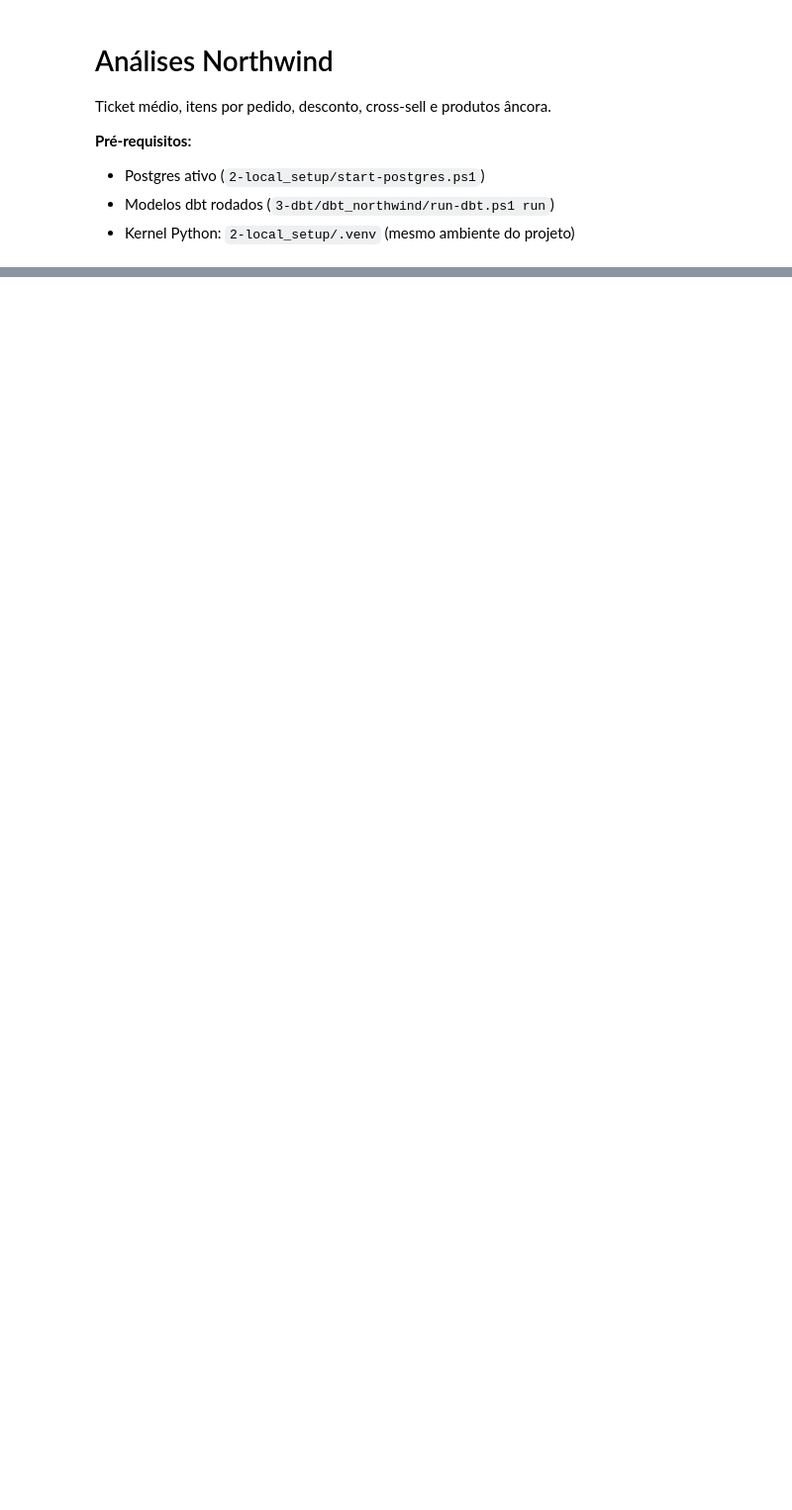
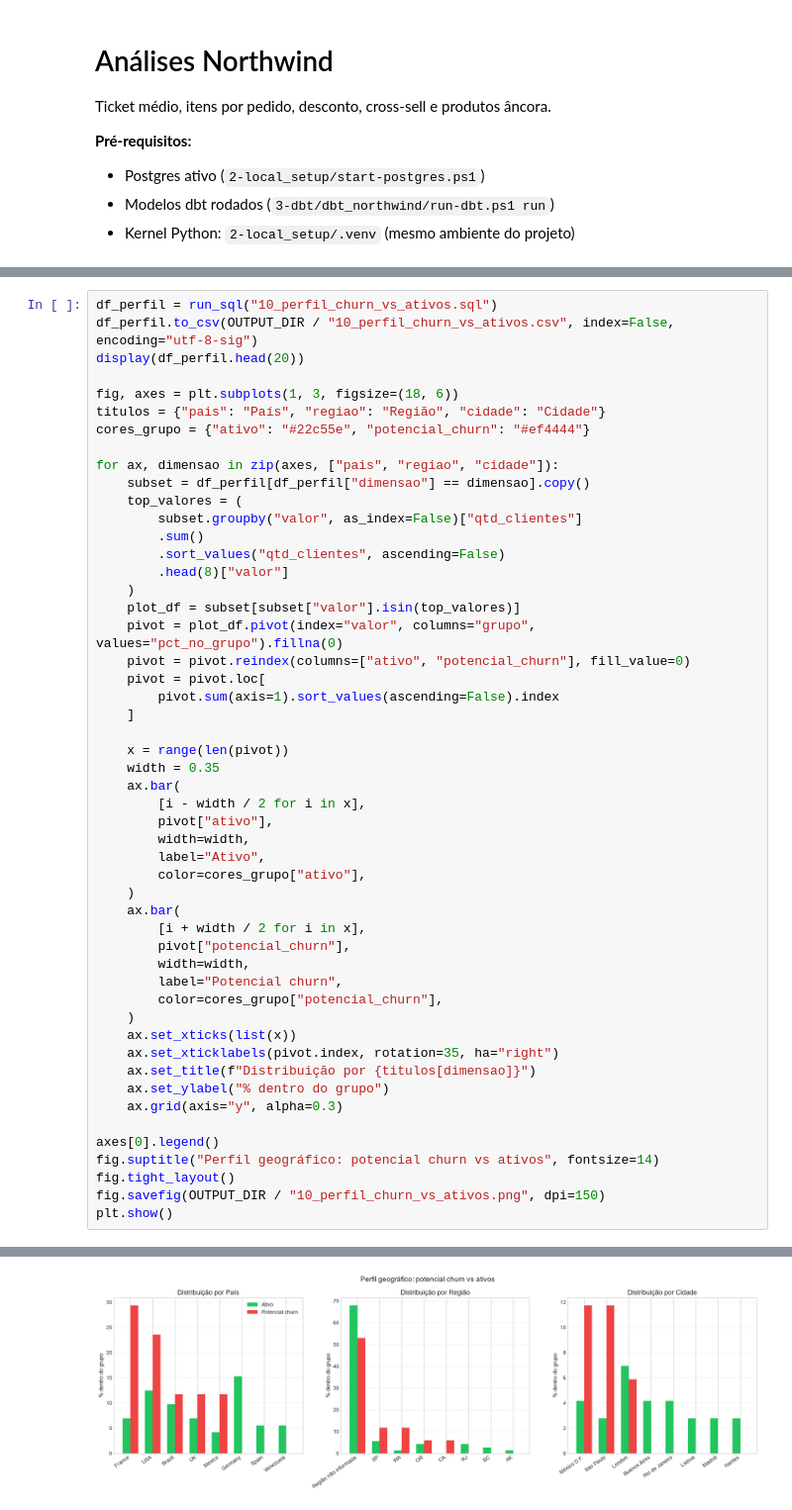
Before and after one commit to thalesluizbraga/dbt_northwind, a Jupyter notebook: 5-bi_report/northwind_analyses.ipynb, the cells around one changed output, grey strips where cells are left out. Shown at 99% size. Drawn from its saved outputs; the diff is of its cells as text; blank space fills up the shorter version.

```diff
--- a/5-bi_report/northwind_analyses.ipynb
+++ b/5-bi_report/northwind_analyses.ipynb
@@ -140,0 +359,52 @@ plt.show()
+# %%
+df_perfil = run_sql("10_perfil_churn_vs_ativos.sql")
+df_perfil.to_csv(OUTPUT_DIR / "10_perfil_churn_vs_ativos.csv", index=False, encoding="utf-8-sig")
+display(df_perfil.head(20))
+
+fig, axes = plt.subplots(1, 3, figsize=(18, 6))
+titulos = {"pais": "País", "regiao": "Região", "cidade": "Cidade"}
+cores_grupo = {"ativo": "#22c55e", "potencial_churn": "#ef4444"}
+
+for ax, dimensao in zip(axes, ["pais", "regiao", "cidade"]):
+    subset = df_perfil[df_perfil["dimensao"] == dimensao].copy()
+    top_valores = (
+        subset.groupby("valor", as_index=False)["qtd_clientes"]
+        .sum()
+        .sort_values("qtd_clientes", ascending=False)
+        .head(8)["valor"]
+    )
+    plot_df = subset[subset["valor"].isin(top_valores)]
+    pivot = plot_df.pivot(index="valor", columns="grupo", values="pct_no_grupo").fillna(0)
+    pivot = pivot.reindex(columns=["ativo", "potencial_churn"], fill_value=0)
+    pivot = pivot.loc[
+        pivot.sum(axis=1).sort_values(ascending=False).index
+    ]
+
+    x = range(len(pivot))
+    width = 0.35
+    ax.bar(
+        [i - width / 2 for i in x],
+        pivot["ativo"],
+        width=width,
+        label="Ativo",
+        color=cores_grupo["ativo"],
+    )
+    ax.bar(
+        [i + width / 2 for i in x],
+        pivot["potencial_churn"],
+        width=width,
+        label="Potencial churn",
+        color=cores_grupo["potencial_churn"],
+    )
+    ax.set_xticks(list(x))
+    ax.set_xticklabels(pivot.index, rotation=35, ha="right")
+    ax.set_title(f"Distribuição por {titulos[dimensao]}")
+    ax.set_ylabel("% dentro do grupo")
+    ax.grid(axis="y", alpha=0.3)
+
+axes[0].legend()
+fig.suptitle("Perfil geográfico: potencial churn vs ativos", fontsize=14)
+fig.tight_layout()
+fig.savefig(OUTPUT_DIR / "10_perfil_churn_vs_ativos.png", dpi=150)
+plt.show()
+# %% [output]
@@ -141 +428,2 @@ plt.show()
+[figure, added]
 # %% [markdown]
```
Also changed, not shown: parts of 30 cells of this notebook, 24 other files.
